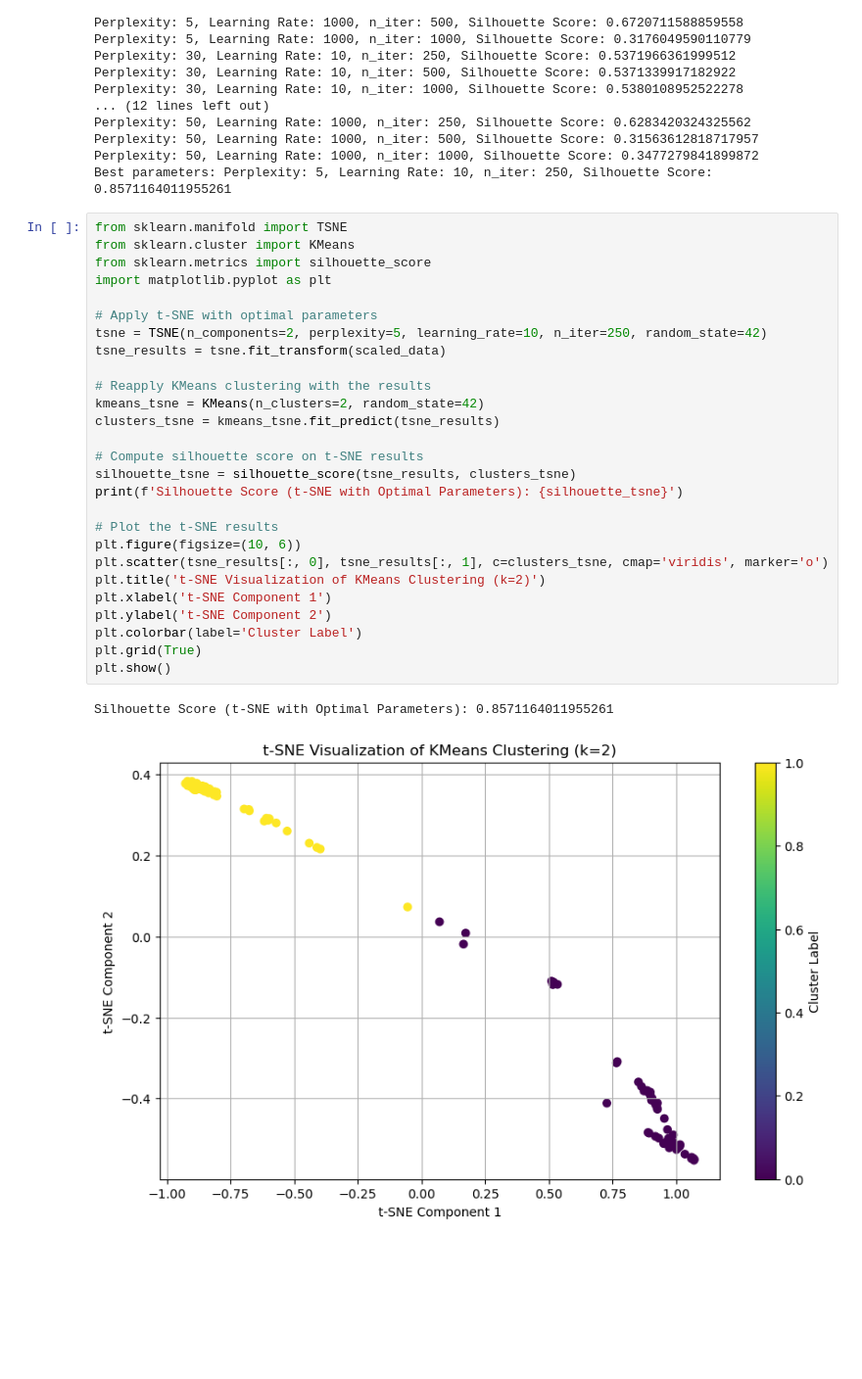
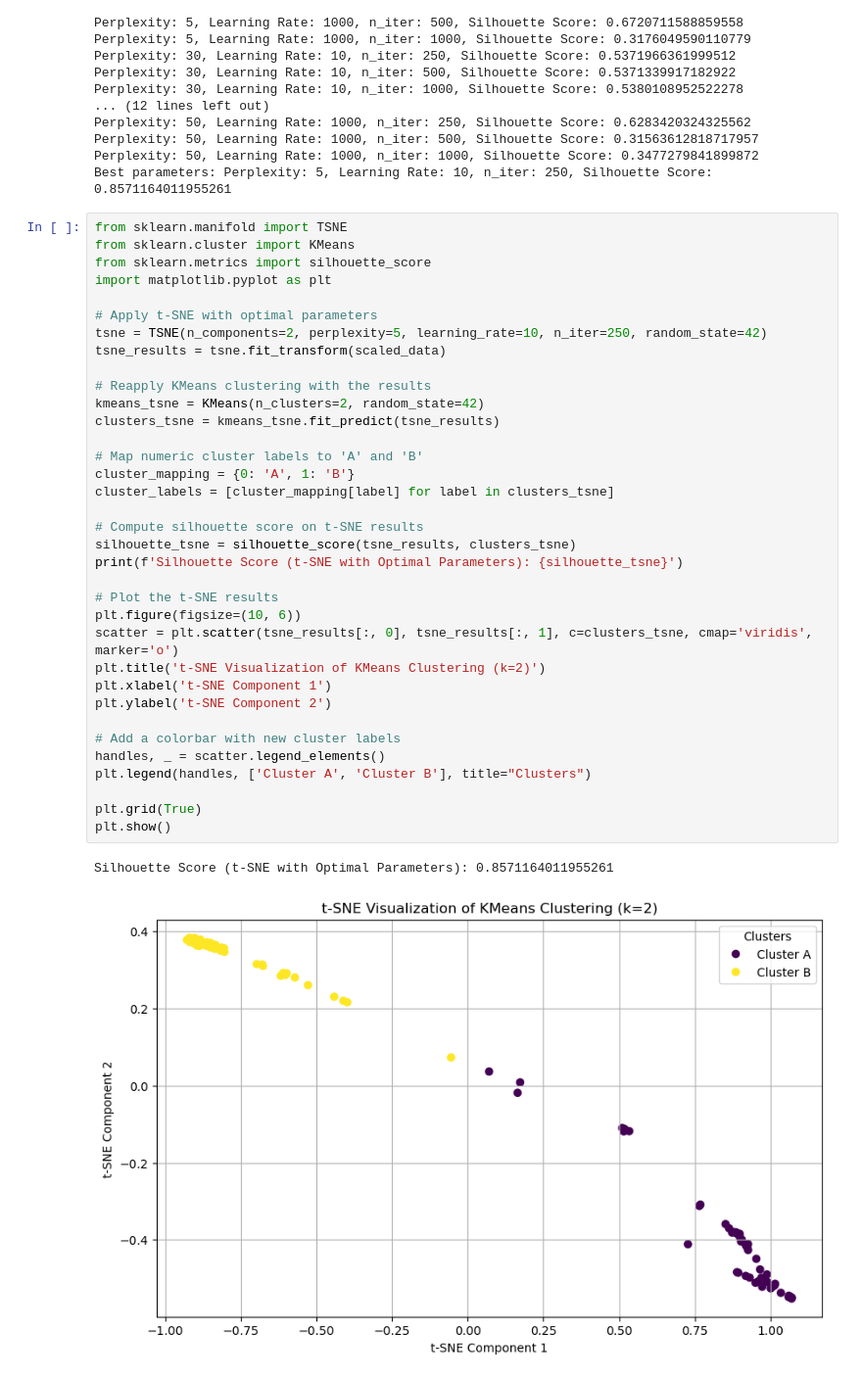
Before and after one commit to shrinitbabel/Aneurysm-CFD-Supervised-Clustering, a Jupyter notebook: Aneurysm EDA.ipynb, the cells around one changed output. Shown at 98% size. Cells and saved outputs as stored; diff of their text form; blank space fills up the shorter version.

```diff
--- a/Aneurysm EDA.ipynb
+++ b/Aneurysm EDA.ipynb
@@ -261,33 +261,41 @@ Best parameters: Perplexity: 5, Learning Rate: 10, n_iter: 250, Silhouette Score
 # %%
 from sklearn.manifold import TSNE
 from sklearn.cluster import KMeans
 from sklearn.metrics import silhouette_score
 import matplotlib.pyplot as plt
 
 # Apply t-SNE with optimal parameters
 tsne = TSNE(n_components=2, perplexity=5, learning_rate=10, n_iter=250, random_state=42)
 tsne_results = tsne.fit_transform(scaled_data)
 
 # Reapply KMeans clustering with the results
 kmeans_tsne = KMeans(n_clusters=2, random_state=42)
 clusters_tsne = kmeans_tsne.fit_predict(tsne_results)
 
+# Map numeric cluster labels to 'A' and 'B'
+cluster_mapping = {0: 'A', 1: 'B'}
+cluster_labels = [cluster_mapping[label] for label in clusters_tsne]
+
 # Compute silhouette score on t-SNE results
 silhouette_tsne = silhouette_score(tsne_results, clusters_tsne)
 print(f'Silhouette Score (t-SNE with Optimal Parameters): {silhouette_tsne}')
 
 # Plot the t-SNE results
 plt.figure(figsize=(10, 6))
-plt.scatter(tsne_results[:, 0], tsne_results[:, 1], c=clusters_tsne, cmap='viridis', marker='o')
+scatter = plt.scatter(tsne_results[:, 0], tsne_results[:, 1], c=clusters_tsne, cmap='viridis', marker='o')
 plt.title('t-SNE Visualization of KMeans Clustering (k=2)')
 plt.xlabel('t-SNE Component 1')
 plt.ylabel('t-SNE Component 2')
-plt.colorbar(label='Cluster Label')
+
+# Add a colorbar with new cluster labels
+handles, _ = scatter.legend_elements()
+plt.legend(handles, ['Cluster A', 'Cluster B'], title="Clusters")
+
 plt.grid(True)
 plt.show()
 # %% [output]
 Silhouette Score (t-SNE with Optimal Parameters): 0.8571164011955261
-[figure, old version]
+[figure, new version]
 # %%
 from sklearn.metrics import calinski_harabasz_score, davies_bouldin_score
 from scipy.spatial import ConvexHull
```
Also changed, not shown: parts of 11 cells of this notebook.
